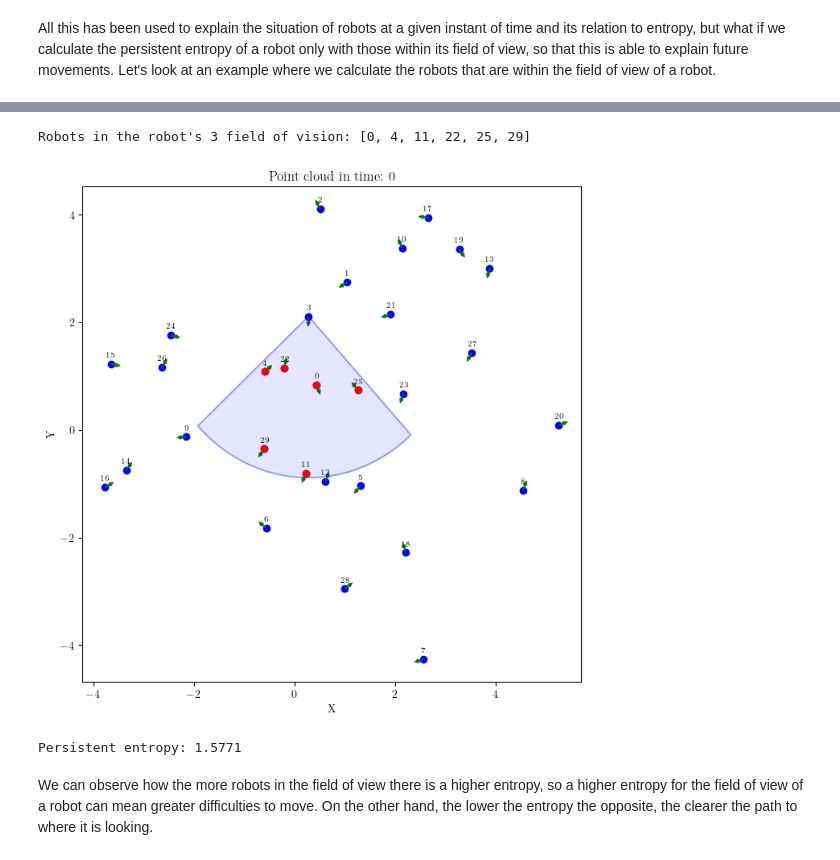
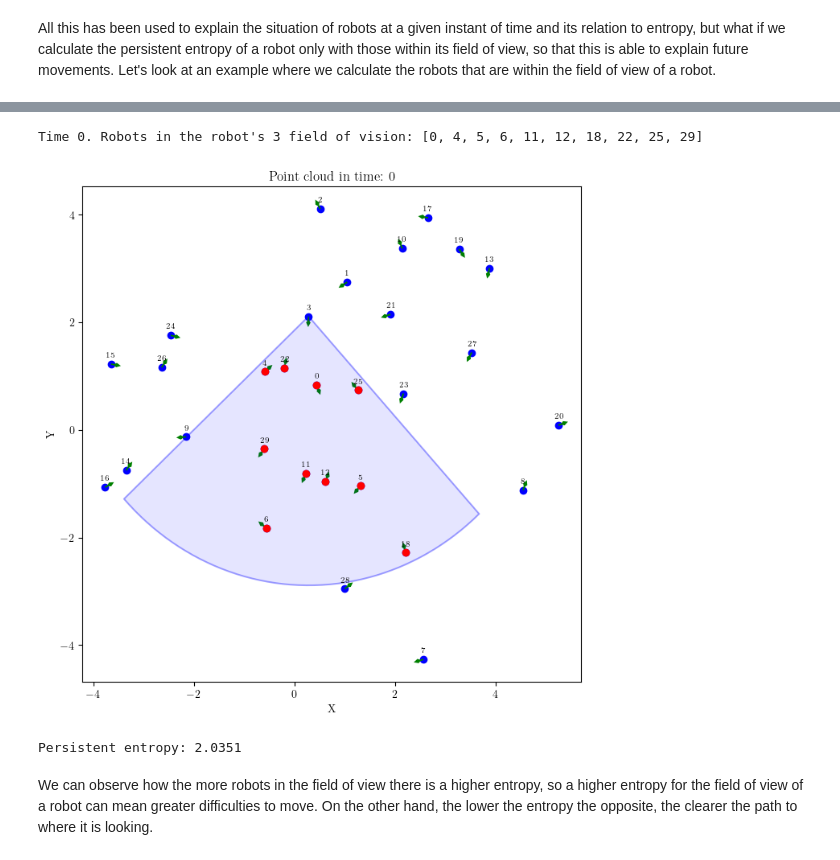
Before and after one commit to victosdur77/Task6.3.2, a Jupyter notebook: PersistentEntropy.ipynb, the cells around one changed output, grey strips where cells are left out. Drawn from its saved outputs; the diff is of its cells as text; code cells hidden in the pictures.

```diff
--- a/PersistentEntropy.ipynb
+++ b/PersistentEntropy.ipynb
@@ -294,21 +298,21 @@ Persistent entropy: 0.6009
 # %%
 time=0
 robot=3
 instante = ps[time]
 x=instante[:,0]
 y=instante[:,1]
 angle=instante[:,2]
 fu.dibujaNubePuntosInstante(time,robot,ids=True)
-robots=fu.calcula_robots_en_campo_vision(time,robot)
+robots=fu.calcula_robots_en_campo_vision(time,robot,printing=True)
 plt.scatter(x[robots], y[robots],color="red")
 plt.show()
 robots.append(robot)
 puntos=ps[0,robots,:2]
 x=fu.calculaDiagramaPersistencia(puntos,0)
 xL = DiagramSelector(use=True).fit_transform([x])
 entropia = fu.calculaEntropia(xL[0])
 print(f"Persistent entropy: {entropia}")
 # %% [output]
-Robots in the robot's 3 field of vision: [0, 4, 11, 22, 25, 29]
+Time 0. Robots in the robot's 3 field of vision: [0, 4, 5, 6, 11, 12, 18, 22, 25, 29]
-[figure, old version]
+[figure, new version]
-Persistent entropy: 1.5771
+Persistent entropy: 2.0351
```
Also changed, not shown: parts of 7 cells of this notebook, 2 other files.
